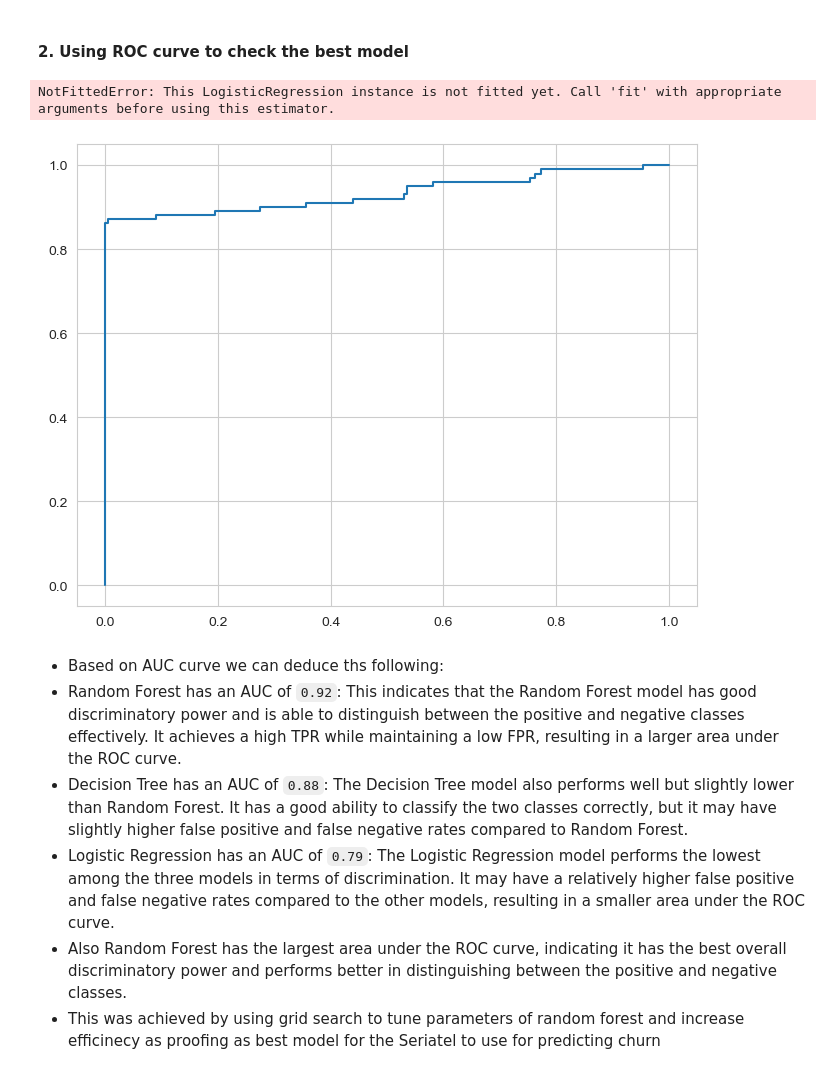
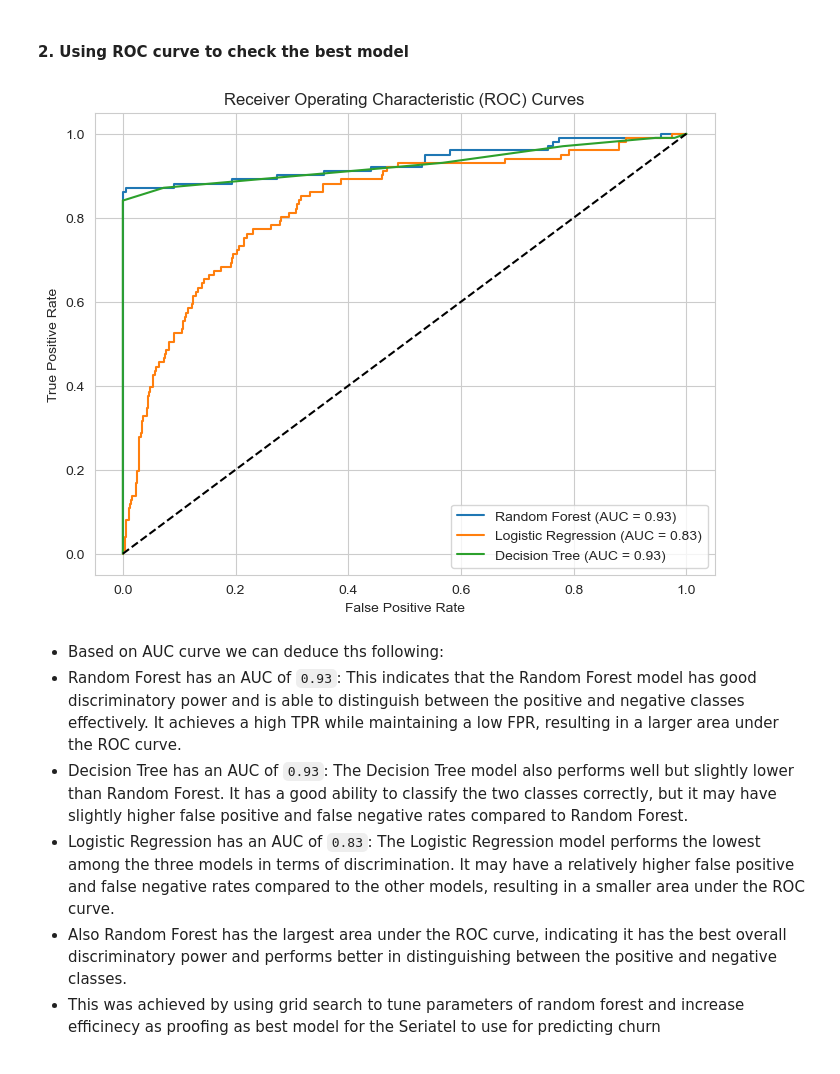
Before and after one commit to nelkemboi/dsc-phase-3-project-v2-3, a Jupyter notebook: customerchurn.ipynb, the cells around one changed output. Cells and saved outputs as stored; diff of their text form; code cells hidden in the pictures.

```diff
--- a/customerchurn.ipynb
+++ b/customerchurn.ipynb
@@ -803,35 +804,34 @@ In terms of the company's perspective and the prediction of customer churn, achi
 # %%
 #drawing ROC curve for the above three models
 
 # Compute ROC curves and AUC scores for each model
-models = [best_model, logreg2, dt_clf]
+models = [best_model, logreg_final, dt_clf]
 labels = ['Random Forest', 'Logistic Regression', 'Decision Tree']
 
 plt.figure(figsize=(8, 6))
 
 for model, label in zip(models, labels):
     if hasattr(model, "predict_proba"):
         y_probs = model.predict_proba(X_test)[:, 1]
     else:
         y_probs = model.predict(X_test)
     fpr, tpr, _ = roc_curve(y_test, y_probs)
     auc_score = roc_auc_score(y_test, y_probs)
 
     plt.plot(fpr, tpr, label='{} (AUC = {:.2f})'.format(label, auc_score))
 
 plt.plot([0, 1], [0, 1], 'k--')
 plt.xlabel('False Positive Rate')
 plt.ylabel('True Positive Rate')
 plt.title('Receiver Operating Characteristic (ROC) Curves')
 plt.legend()
 plt.show()
 # %% [output]
-NotFittedError: This LogisticRegression instance is not fitted yet. Call 'fit' with appropriate arguments before using this estimator.
-[figure, old version]
+[figure, new version]
 # %% [markdown]
 * Based on AUC curve we can deduce ths following:
-* Random Forest has an AUC of `0.92`: This indicates that the Random Forest model has good discriminatory power and is able to distinguish between the positive and negative classes effectively. It achieves a high TPR while maintaining a low FPR, resulting in a larger area under the ROC curve.
-* Decision Tree has an AUC of `0.88`: The Decision Tree model also performs well but slightly lower than Random Forest. It has a good ability to classify the two classes correctly, but it may have slightly higher false positive and false negative rates compared to Random Forest.
-* Logistic Regression has an AUC of `0.79`: The Logistic Regression model performs the lowest among the three models in terms of discrimination. It may have a relatively higher false positive and false negative rates compared to the other models, resulting in a smaller area under the ROC curve.
+* Random Forest has an AUC of `0.93`: This indicates that the Random Forest model has good discriminatory power and is able to distinguish between the positive and negative classes effectively. It achieves a high TPR while maintaining a low FPR, resulting in a larger area under the ROC curve.
+* Decision Tree has an AUC of `0.93`: The Decision Tree model also performs well but slightly lower than Random Forest. It has a good ability to classify the two classes correctly, but it may have slightly higher false positive and false negative rates compared to Random Forest.
+* Logistic Regression has an AUC of `0.83`: The Logistic Regression model performs the lowest among the three models in terms of discrimination. It may have a relatively higher false positive and false negative rates compared to the other models, resulting in a smaller area under the ROC curve.
 * Also Random Forest has the largest area under the ROC curve, indicating it has the best overall discriminatory power and performs better in distinguishing between the positive and negative classes.
 * This was achieved by using grid search to tune parameters of random forest and increase efficinecy as proofing as best model for the Seriatel to use for predicting churn
```
Also changed, not shown: parts of 2 cells of this notebook.
